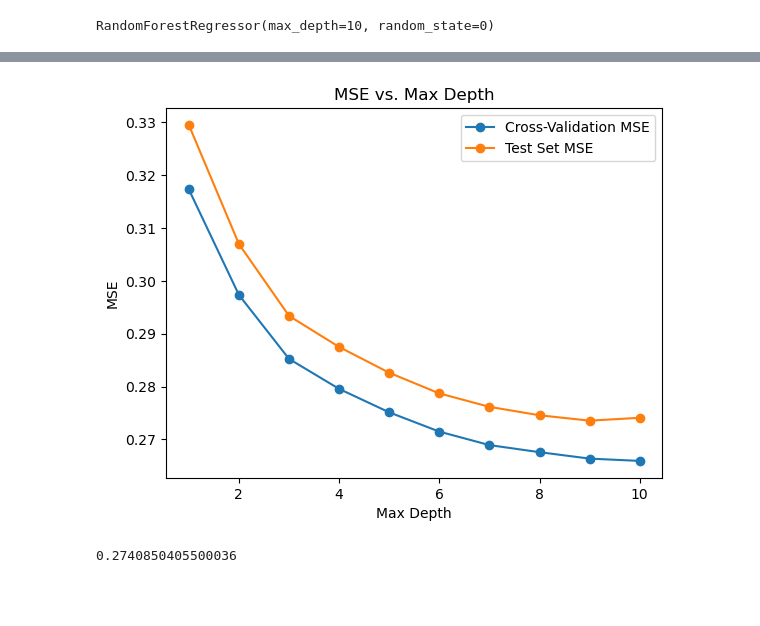
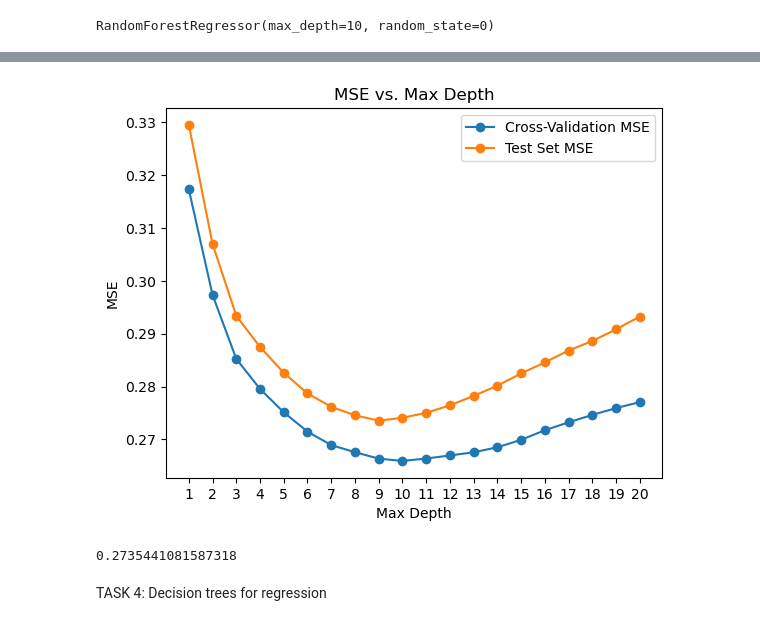
Before and after one commit to DJB1ra/DJB1ra-gu, a Jupyter notebook: assignment1/Assignment1_Albin.ipynb, the cells around one changed output, grey strips where cells are left out. Drawn from its saved outputs; the diff is of its cells as text; code cells hidden in the pictures; blank space fills up the shorter version.

Commit message:
updated code, added Task 4

```diff
--- a/assignment1/Assignment1_Albin.ipynb
+++ b/assignment1/Assignment1_Albin.ipynb
@@ -536,7 +545,7 @@ cross_validate(randomforest, Xtrain, Ytrain, scoring='neg_mean_squared_error')
  'test_score': array([-0.27916833, -0.25042886, -0.26385433, -0.27309293, -0.26307047])}
 # %%
 # Define a range of max depths to try
-max_depths = range(1, 11)  # Adjust the range based on your requirements
+max_depths = range(1, 21)  # Adjust the range based on your requirements
 
 # Lists to store results
 depths = []
@@ -544,32 +553,34 @@ cv_mse = []
 test_mse = []
 
 # Loop through different max depths
 for depth in max_depths:
     # Create and train the regressor
-    regressor = RandomForestRegressor(max_depth=depth, random_state=0)
+    regressor = RandomForestRegressor(max_depth=depth, random_state=0, n_estimators=100,
+                                        n_jobs = -1)
     regressor.fit(Xtrain, Ytrain)
 
     # Cross-validation MSE
     cv_mse_score = -np.mean(cross_val_score(regressor, Xtrain, Ytrain, cv=5, scoring='neg_mean_squared_error'))
 
     # Predictions on the test set
     predictions = regressor.predict(Xtest)
 
     # MSE on the test set
     test_mse_score = mean_squared_error(Ytest, predictions)
 
     # Save results
     depths.append(depth)
     cv_mse.append(cv_mse_score)
     test_mse.append(test_mse_score)
 
 # Plot the results
 plt.plot(depths, cv_mse, label='Cross-Validation MSE', marker='o')
 plt.plot(depths, test_mse, label='Test Set MSE', marker='o')
 plt.title('MSE vs. Max Depth')
 plt.xlabel('Max Depth')
 plt.ylabel('MSE')
+plt.xticks(depths)
 plt.legend()
 plt.show()
 # %% [output]
-[figure, old version]
+[figure, new version]
@@ -576,7 +590,9 @@ plt.show()
 # %%
 from sklearn.metrics import mean_squared_error
 
-randomforest.fit(Xtrain, Ytrain)
-mean_squared_error(Ytest, randomforest.predict(Xtest))
+regressor_final.fit(Xtrain, Ytrain)
+mean_squared_error(Ytest, regressor_final.predict(Xtest))
 # %% [output]
-0.2740850405500036
+0.2735441081587318
+# %% [markdown]
+TASK 4: Decision trees for regression
```
Also changed, not shown: parts of 40 cells of this notebook.
